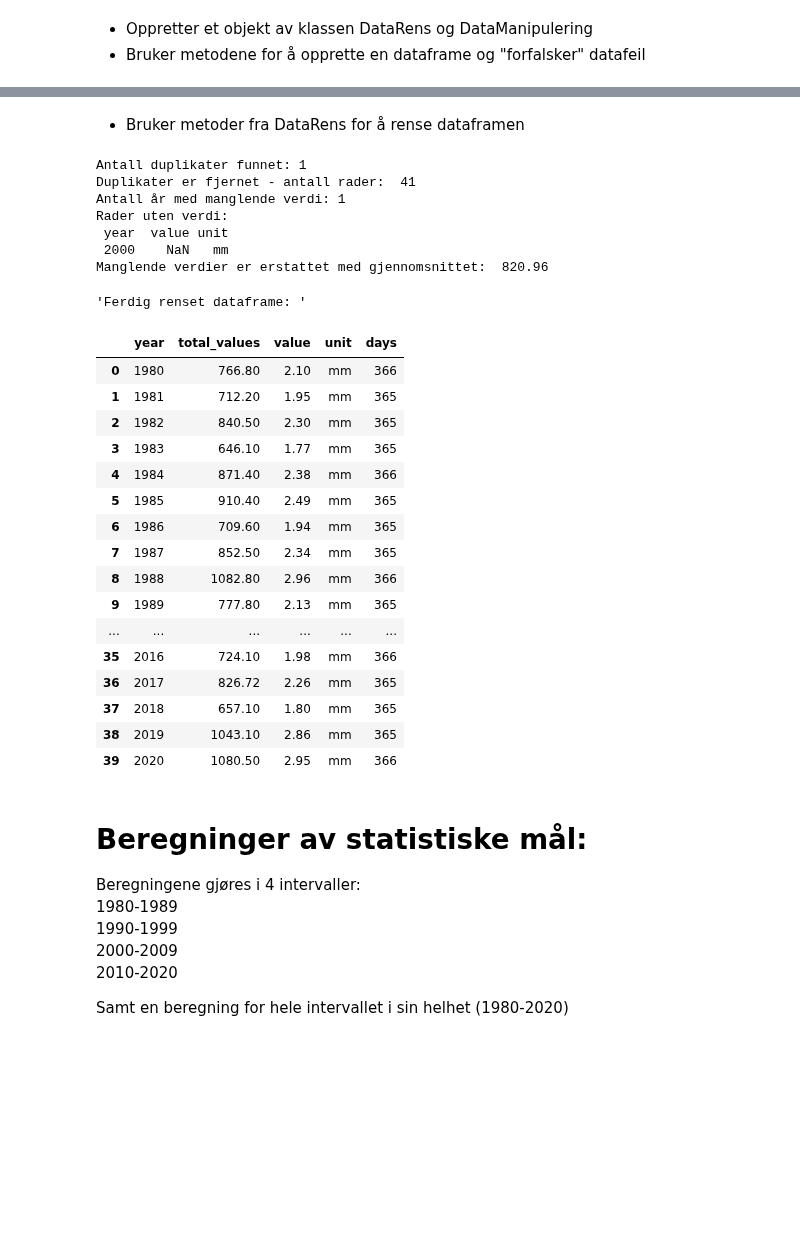
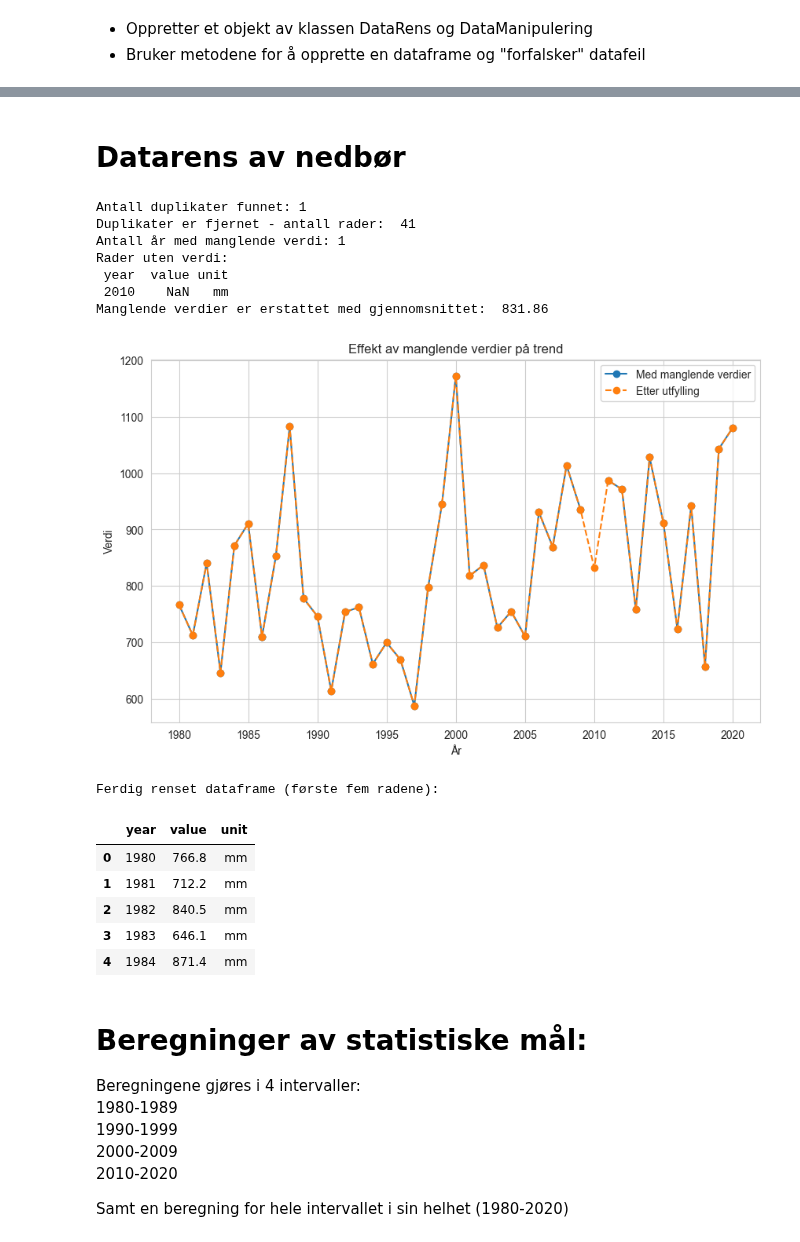
Before and after one commit to hannahnygard/TDT4114-milj.dataanalyse, a Jupyter notebook: proj_environment-main/notebooks/nedbor.ipynb, the cells around one changed output, grey strips where cells are left out. Cells and saved outputs as stored; diff of their text form; code cells hidden in the pictures; blank space fills up the shorter version.

```diff
--- a/proj_environment-main/notebooks/nedbor.ipynb
+++ b/proj_environment-main/notebooks/nedbor.ipynb
@@ -50,43 +50,36 @@ Totalt antall rader etter duplisering: 42.
 | 2 | SN18700:0 | 1982-01-01 00:00:00+00:00 | sum(precipitation_amount P1Y) | 840.5 | mm | PT6H | C | 1982 |
 | 3 | SN18700:0 | 1983-01-01 00:00:00+00:00 | sum(precipitation_amount P1Y) | 646.1 | mm | PT6H | C | 1983 |
 | 4 | SN18700:0 | 1984-01-01 00:00:00+00:00 | sum(precipitation_amount P1Y) | 871.4 | mm | PT6H | C | 1984 |
-# %% [markdown]
-- Bruker metoder fra DataRens for å rense dataframen
-# %%
-# Bruke metode for å rense Dataframen
-df_nedbor_renset = rens_nedbor.rens_DataFrame(df_legg_til_duplikater)
-
-# Legge til nye gjennomsnittlige verdier
-df_nedbor_renset_gjennomsnittlige_verdier = rens_nedbor.nye_nedbør_verdier(df_nedbor_renset)
-
-# Printer ut renset dataframe av nedbør
-display("Ferdig renset dataframe: ", df_nedbor_renset_gjennomsnittlige_verdier)
-# %% [output]
-Antall duplikater funnet: 1
-Duplikater er fjernet - antall rader:  41
-Antall år med manglende verdi: 1
-Rader uten verdi:
- year  value unit
- 2000    NaN   mm
-Manglende verdier er erstattet med gjennomsnittet:  820.96
-'Ferdig renset dataframe: '
-|  | year | total_values | value | unit | days |
-| 0 | 1980 | 766.80 | 2.10 | mm | 366 |
-| 1 | 1981 | 712.20 | 1.95 | mm | 365 |
-| 2 | 1982 | 840.50 | 2.30 | mm | 365 |
-| 3 | 1983 | 646.10 | 1.77 | mm | 365 |
-| 4 | 1984 | 871.40 | 2.38 | mm | 366 |
-| 5 | 1985 | 910.40 | 2.49 | mm | 365 |
-| 6 | 1986 | 709.60 | 1.94 | mm | 365 |
-| 7 | 1987 | 852.50 | 2.34 | mm | 365 |
-| 8 | 1988 | 1082.80 | 2.96 | mm | 366 |
-| 9 | 1989 | 777.80 | 2.13 | mm | 365 |
-| ... | ... | ... | ... | ... | ... |
-| 35 | 2016 | 724.10 | 1.98 | mm | 366 |
-| 36 | 2017 | 826.72 | 2.26 | mm | 365 |
-| 37 | 2018 | 657.10 | 1.80 | mm | 365 |
-| 38 | 2019 | 1043.10 | 2.86 | mm | 365 |
-| 39 | 2020 | 1080.50 | 2.95 | mm | 366 |
+# %% [markdown]
+# Datarens av nedbør
+# %%
+# Lager en kopi av df - for visualisering
+df_urenset = df_legg_til_duplikater.copy()
+
+# Renser df
+df_nedbor_renset = rens_nedbor.rens_DataFrame(df_legg_til_duplikater, vis_manglende=False)
+
+# Plotter begge
+rens_nedbor.plot_manglende_data(df_urenset, df_nedbor_renset)
+
+print('Ferdig renset dataframe (første fem radene):')
+display(df_nedbor_renset.head())
+# %% [output]
+Antall duplikater funnet: 1
+Duplikater er fjernet - antall rader:  41
+Antall år med manglende verdi: 1
+Rader uten verdi:
+ year  value unit
+ 2010    NaN   mm
+Manglende verdier er erstattet med gjennomsnittet:  831.86
+[figure, added]
+Ferdig renset dataframe (første fem radene):
+|  | year | value | unit |
+| 0 | 1980 | 766.8 | mm |
+| 1 | 1981 | 712.2 | mm |
+| 2 | 1982 | 840.5 | mm |
+| 3 | 1983 | 646.1 | mm |
+| 4 | 1984 | 871.4 | mm |
 # %% [markdown]
 # Beregninger av statistiske mål:
 Beregningene gjøres i 4 intervaller: <br>
```
Also changed, not shown: parts of 7 cells of this notebook, 2 other files.
